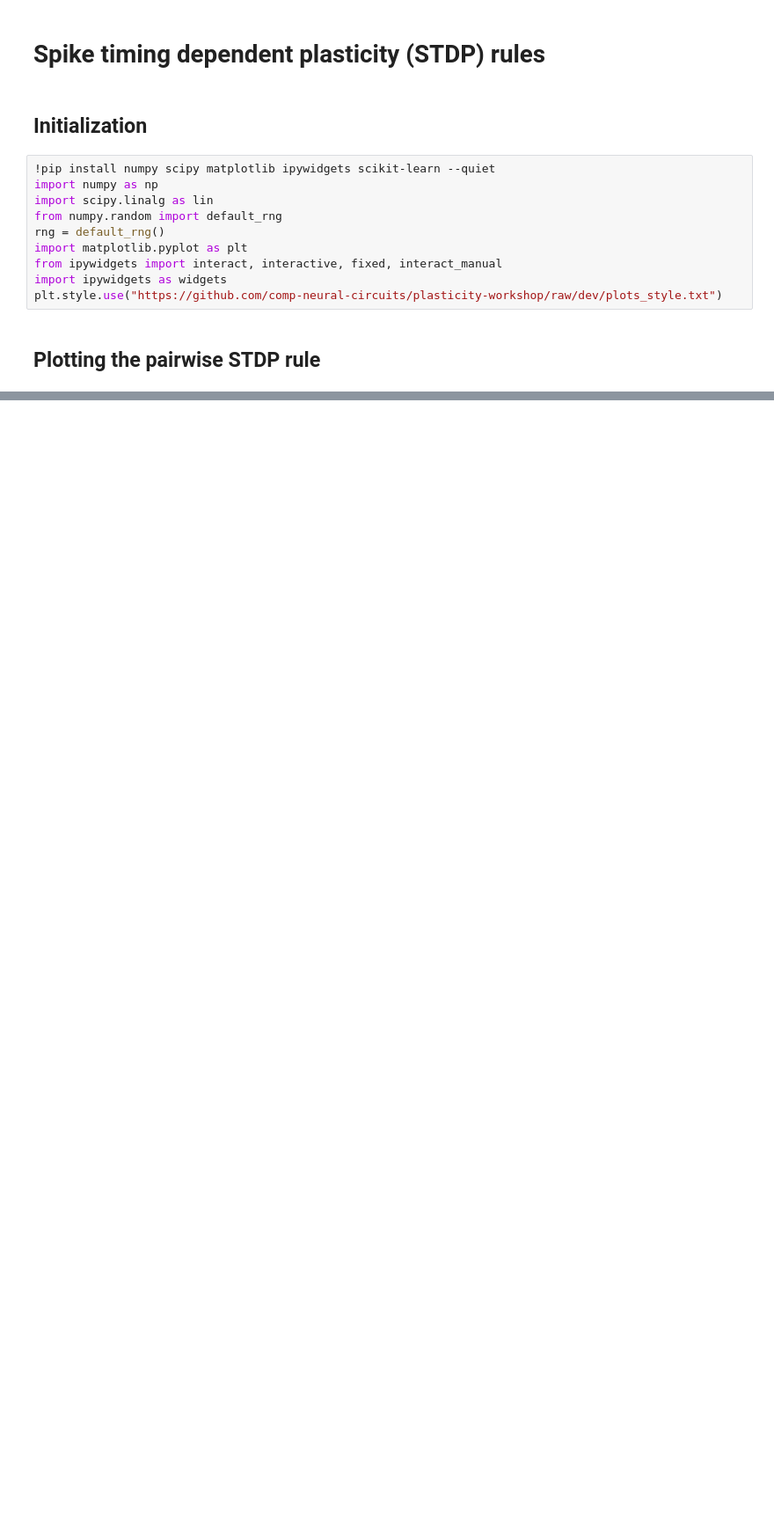
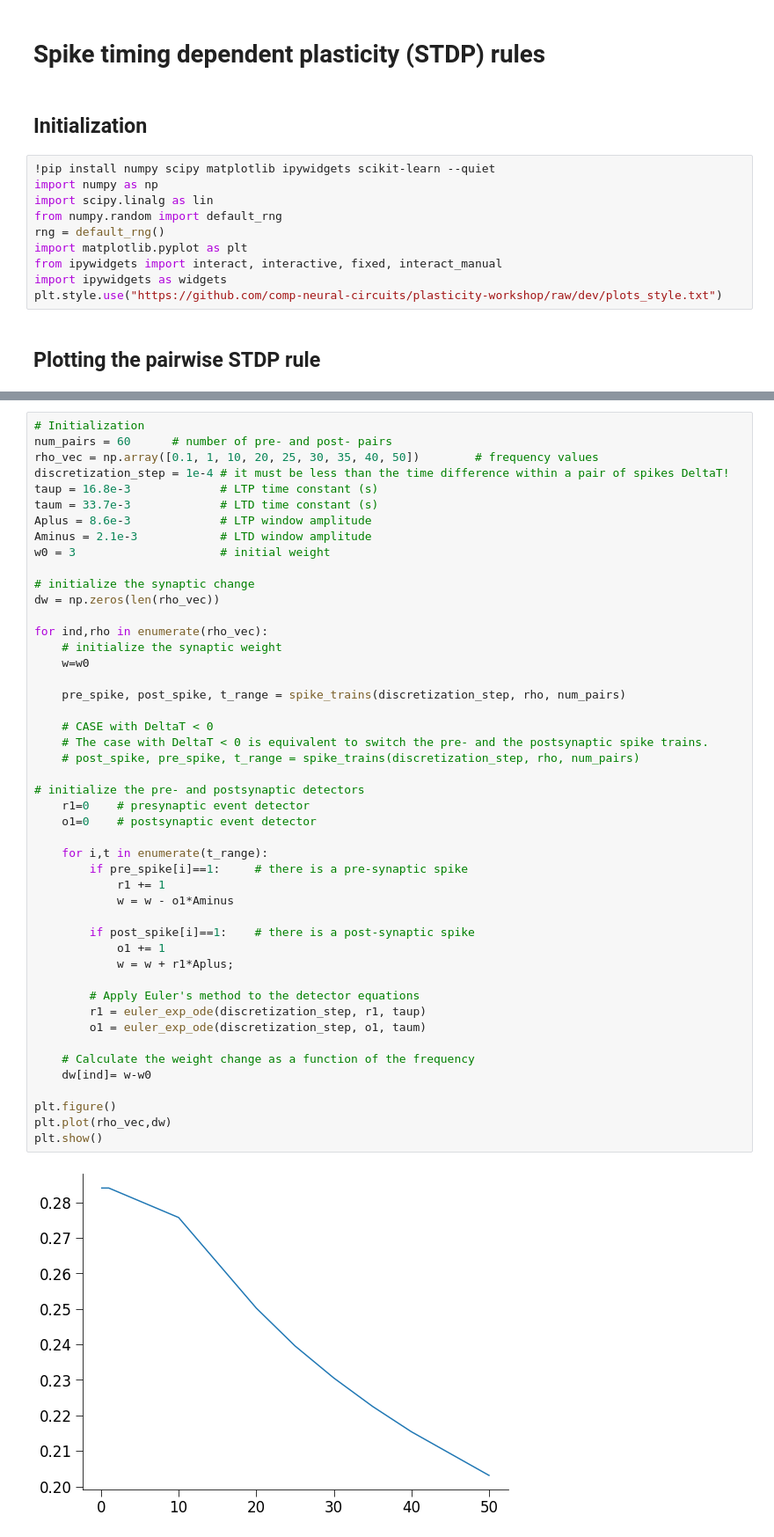
Before and after one commit to comp-neural-circuits/plasticity-workshop, a Jupyter notebook: stdp.ipynb, the cells around one changed output, grey strips where cells are left out. Shown at 88% size. Drawn from its saved outputs; the diff is of its cells as text; blank space fills up the shorter version.

Commit message:
Added new functions

```diff
--- a/stdp.ipynb
+++ b/stdp.ipynb
@@ -80,0 +119,49 @@ mySTDP_plot(A_plus, A_minus, tau_plus, tau_minus, Delta_t, dW)
+# %%
+# Initialization
+num_pairs = 60      # number of pre- and post- pairs
+rho_vec = np.array([0.1, 1, 10, 20, 25, 30, 35, 40, 50])        # frequency values
+discretization_step = 1e-4 # it must be less than the time difference within a pair of spikes DeltaT!
+taup = 16.8e-3             # LTP time constant (s)
+taum = 33.7e-3             # LTD time constant (s)
+Aplus = 8.6e-3             # LTP window amplitude
+Aminus = 2.1e-3            # LTD window amplitude
+w0 = 3                     # initial weight
+
+# initialize the synaptic change
+dw = np.zeros(len(rho_vec))
+
+for ind,rho in enumerate(rho_vec):
+    # initialize the synaptic weight
+    w=w0
+
+    pre_spike, post_spike, t_range = spike_trains(discretization_step, rho, num_pairs)
+
+    # CASE with DeltaT < 0
+    # The case with DeltaT < 0 is equivalent to switch the pre- and the postsynaptic spike trains.
+    # post_spike, pre_spike, t_range = spike_trains(discretization_step, rho, num_pairs)
+
+# initialize the pre- and postsynaptic detectors
+    r1=0    # presynaptic event detector
+    o1=0    # postsynaptic event detector
+
+    for i,t in enumerate(t_range):
+        if pre_spike[i]==1:     # there is a pre-synaptic spike
+            r1 += 1
+            w = w - o1*Aminus
+
+        if post_spike[i]==1:    # there is a post-synaptic spike
+            o1 += 1
+            w = w + r1*Aplus;
+
+        # Apply Euler's method to the detector equations
+        r1 = euler_exp_ode(discretization_step, r1, taup)
+        o1 = euler_exp_ode(discretization_step, o1, taum)
+
+    # Calculate the weight change as a function of the frequency
+    dw[ind]= w-w0
+
+plt.figure()
+plt.plot(rho_vec,dw)
+plt.show()
+# %% [output]
+[figure, added]
```
Also changed, not shown: parts of 10 cells of this notebook.
